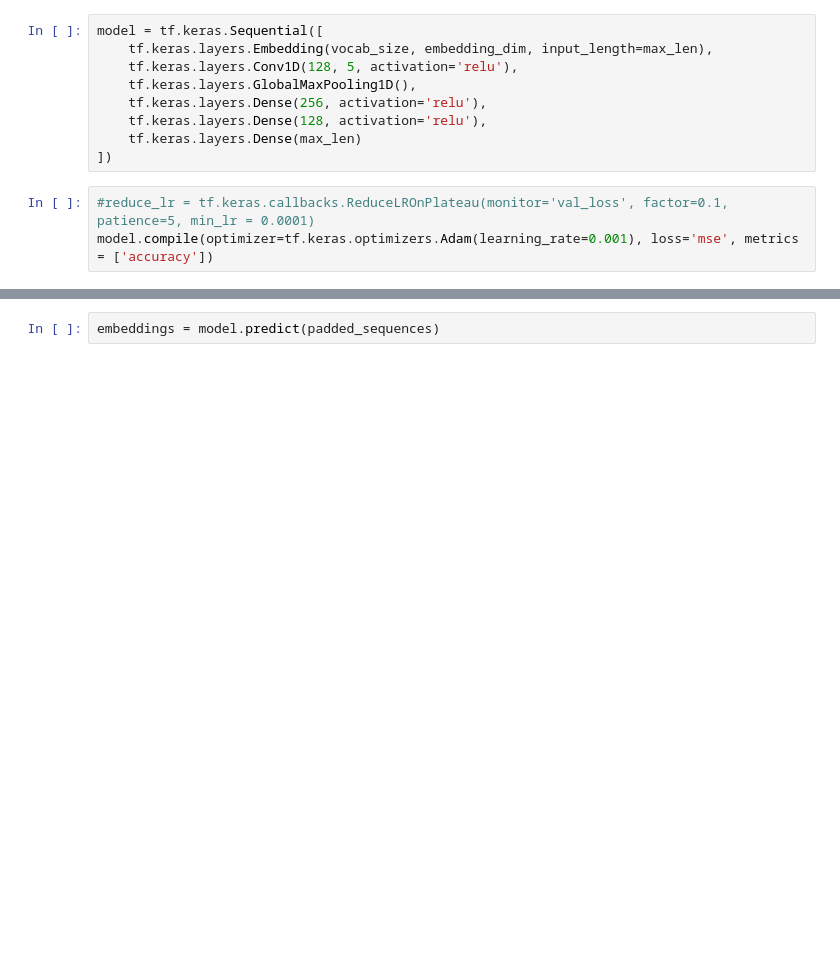
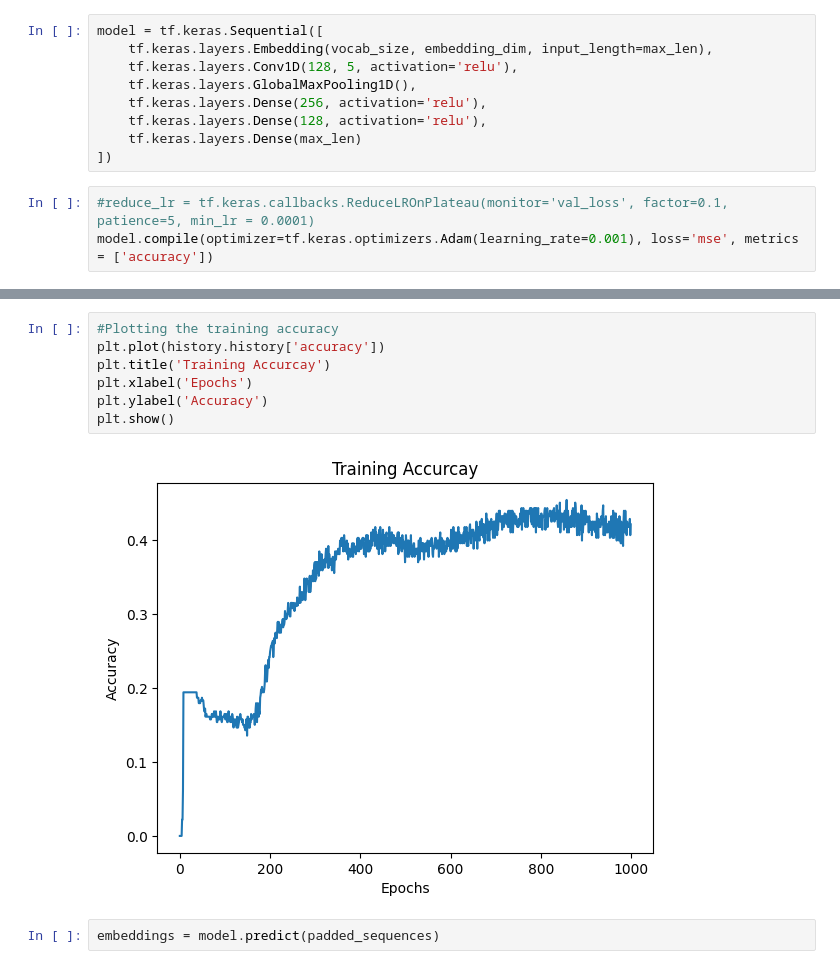
Before and after one commit to sentiGo/Machine-Learning, a Jupyter notebook: Code/Model recommendations Unsupervised v.2.ipynb, the cells around one changed output, grey strips where cells are left out. Drawn from its saved outputs; the diff is of its cells as text; blank space fills up the shorter version.

```diff
--- a/Code/Model recommendations Unsupervised v.2.ipynb
+++ b/Code/Model recommendations Unsupervised v.2.ipynb
@@ -51,3 +42,12 @@ Epoch 1000/1000
+# %%
+#Plotting the training accuracy
+plt.plot(history.history['accuracy'])
+plt.title('Training Accurcay')
+plt.xlabel('Epochs')
+plt.ylabel('Accuracy')
+plt.show()
+# %% [output]
+[figure, added]
 # %%
 embeddings = model.predict(padded_sequences)
 # %% [output]
```
Also changed, not shown: parts of 6 cells of this notebook.
